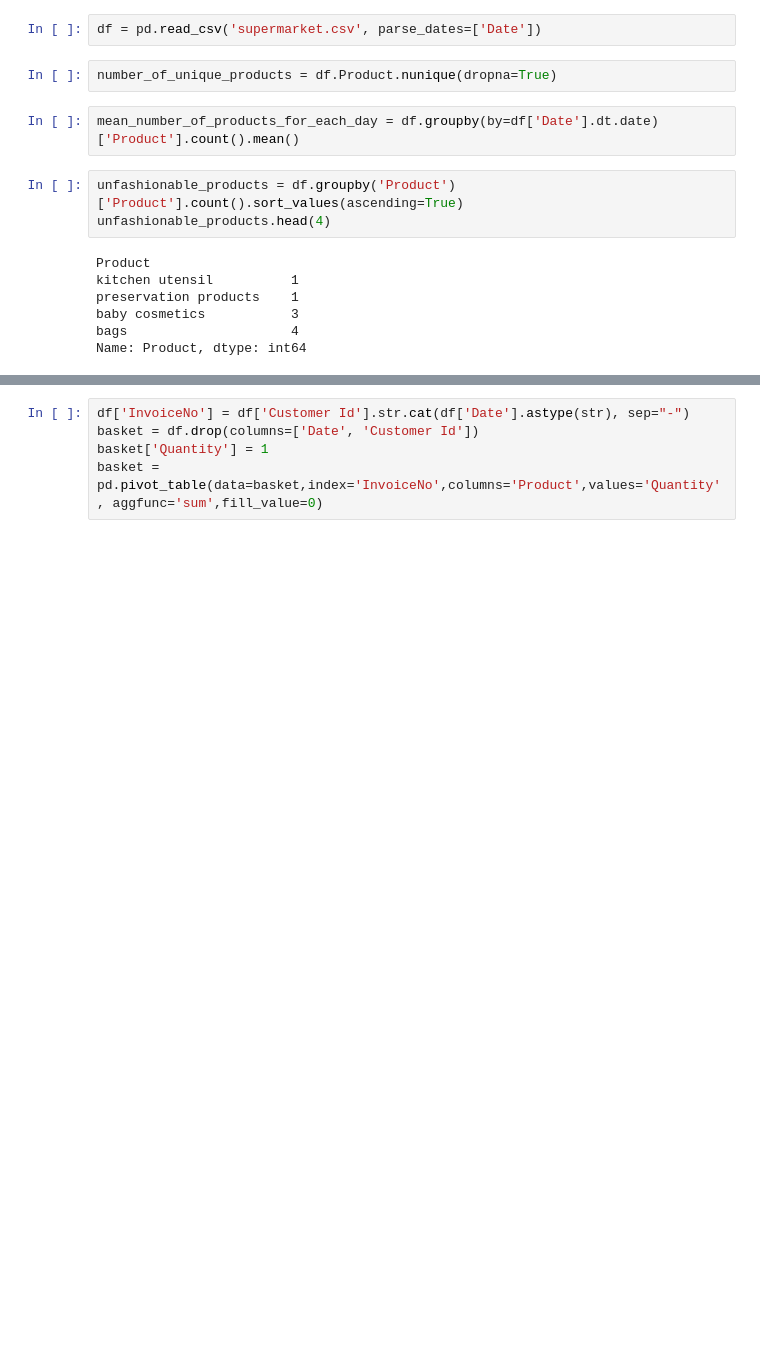
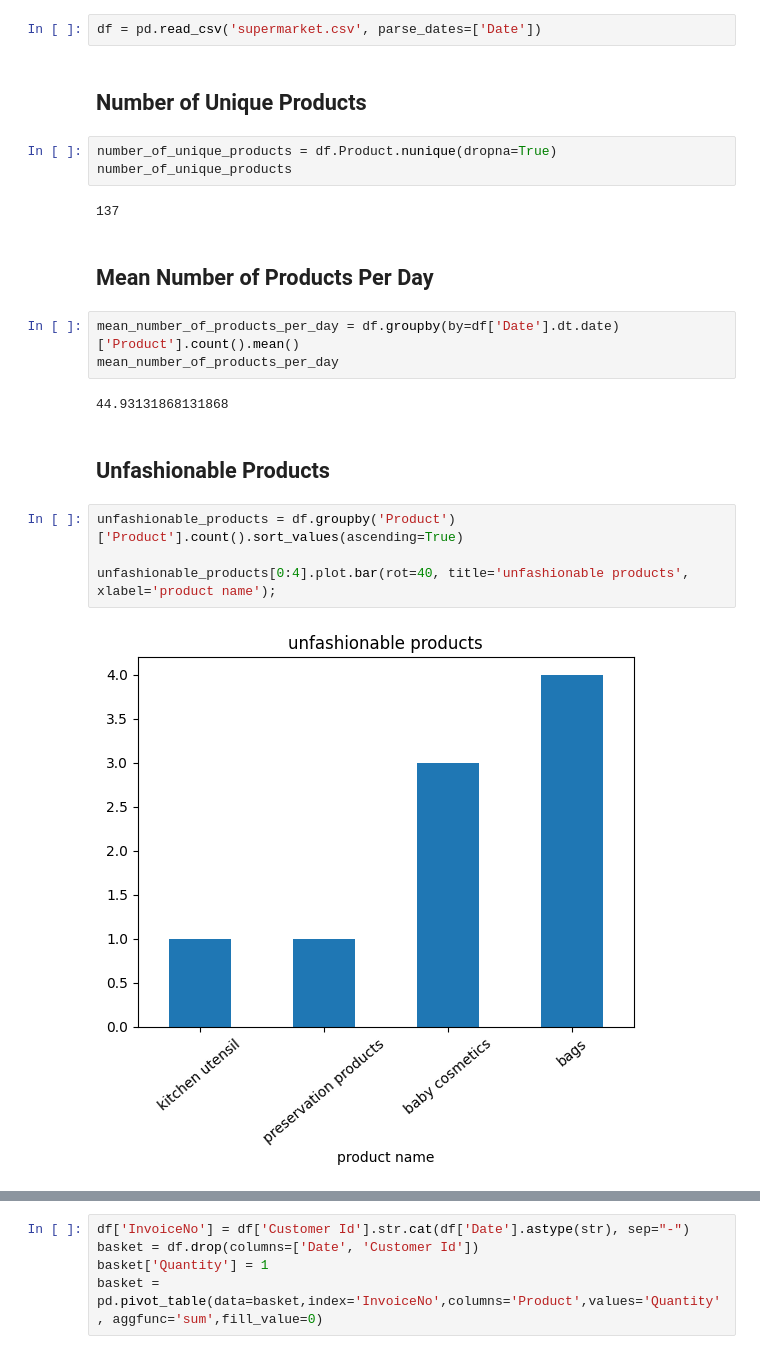
Before and after one commit to MaryamAhmadinejad/supermarket-data-analysis, a Jupyter notebook: main.ipynb, the cells around one changed output, grey strips where cells are left out. Saved outputs shown, nothing was run; the diff lists cells and outputs as text; blank space fills up the shorter version.

```diff
--- a/main.ipynb
+++ b/main.ipynb
@@ -2,17 +2,25 @@
 import pandas as pd
 # %%
 df = pd.read_csv('supermarket.csv', parse_dates=['Date'])
+# %% [markdown]
+## Number of Unique Products
 # %%
 number_of_unique_products = df.Product.nunique(dropna=True)
+number_of_unique_products
+# %% [output]
+137
+# %% [markdown]
+## Mean Number of Products Per Day
 # %%
-mean_number_of_products_for_each_day = df.groupby(by=df['Date'].dt.date)['Product'].count().mean()
+mean_number_of_products_per_day = df.groupby(by=df['Date'].dt.date)['Product'].count().mean()
+mean_number_of_products_per_day
+# %% [output]
+44.93131868131868
+# %% [markdown]
+## Unfashionable Products
 # %%
 unfashionable_products = df.groupby('Product')['Product'].count().sort_values(ascending=True)
-unfashionable_products.head(4)
+
+unfashionable_products[0:4].plot.bar(rot=40, title='unfashionable products', xlabel='product name');
 # %% [output]
-Product
-kitchen utensil          1
-preservation products    1
-baby cosmetics           3
-bags                     4
-Name: Product, dtype: int64
+[figure, added]
```
Also changed, not shown: parts of 9 cells of this notebook.
